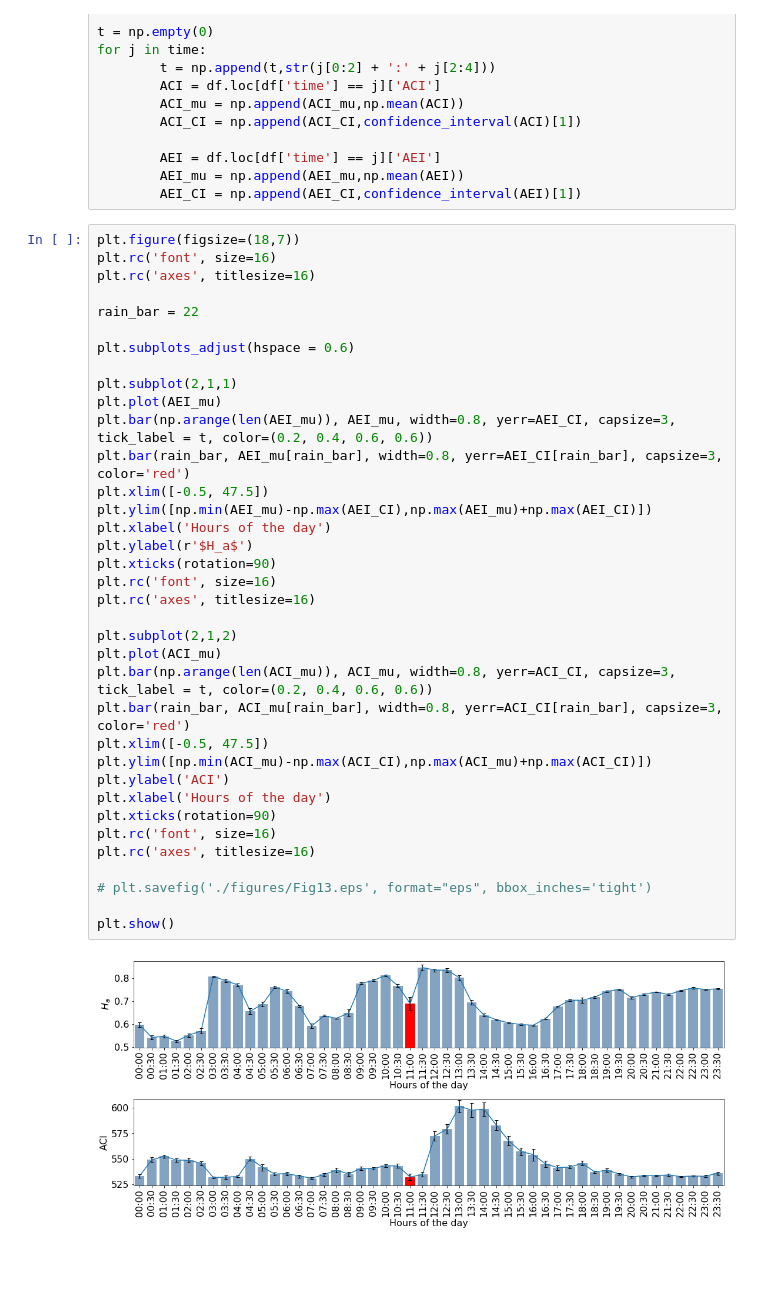
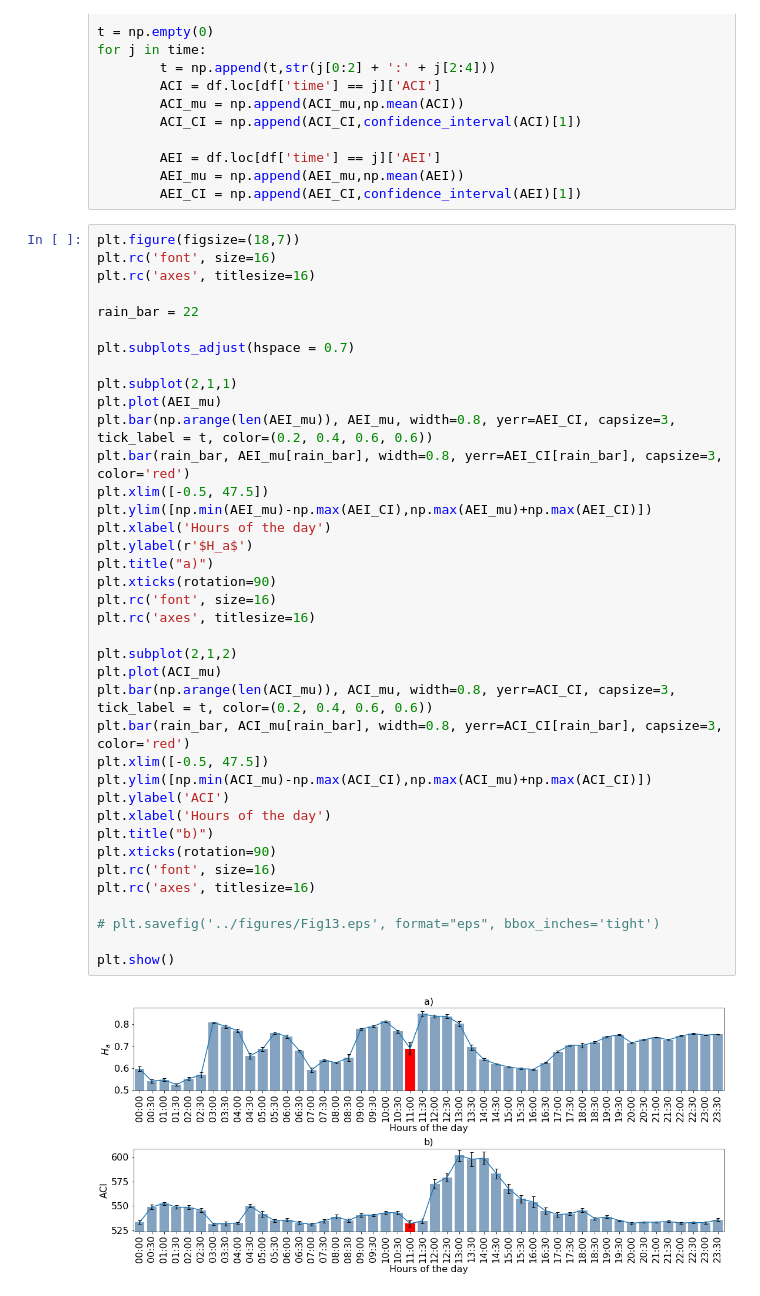
Before and after one commit to juancolonna/EGCI, a Jupyter notebook: Fig13.ipynb, the cells around one changed output. Drawn from its saved outputs; the diff is of its cells as text; blank space fills up the shorter version.

Commit message:
Improvements on figure 9 and 13

```diff
--- a/Fig13.ipynb
+++ b/Fig13.ipynb
@@ -44,34 +44,36 @@ plt.rc('axes', titlesize=16)
 
 rain_bar = 22
 
-plt.subplots_adjust(hspace = 0.6)
+plt.subplots_adjust(hspace = 0.7)
 
 plt.subplot(2,1,1)
 plt.plot(AEI_mu)
 plt.bar(np.arange(len(AEI_mu)), AEI_mu, width=0.8, yerr=AEI_CI, capsize=3, tick_label = t, color=(0.2, 0.4, 0.6, 0.6))
 plt.bar(rain_bar, AEI_mu[rain_bar], width=0.8, yerr=AEI_CI[rain_bar], capsize=3, color='red')
 plt.xlim([-0.5, 47.5])
 plt.ylim([np.min(AEI_mu)-np.max(AEI_CI),np.max(AEI_mu)+np.max(AEI_CI)])
 plt.xlabel('Hours of the day')
 plt.ylabel(r'$H_a$')
+plt.title("a)")
 plt.xticks(rotation=90)
 plt.rc('font', size=16)
 plt.rc('axes', titlesize=16)
 
 plt.subplot(2,1,2)
 plt.plot(ACI_mu)
 plt.bar(np.arange(len(ACI_mu)), ACI_mu, width=0.8, yerr=ACI_CI, capsize=3, tick_label = t, color=(0.2, 0.4, 0.6, 0.6))
 plt.bar(rain_bar, ACI_mu[rain_bar], width=0.8, yerr=ACI_CI[rain_bar], capsize=3, color='red')
 plt.xlim([-0.5, 47.5])
 plt.ylim([np.min(ACI_mu)-np.max(ACI_CI),np.max(ACI_mu)+np.max(ACI_CI)])
 plt.ylabel('ACI')
 plt.xlabel('Hours of the day')
+plt.title("b)")
 plt.xticks(rotation=90)
 plt.rc('font', size=16)
 plt.rc('axes', titlesize=16)
 
-# plt.savefig('./figures/Fig13.eps', format="eps", bbox_inches='tight')
+# plt.savefig('../figures/Fig13.eps', format="eps", bbox_inches='tight')
 
 plt.show()
 # %% [output]
-[figure, old version]
+[figure, new version]
```
Also changed, not shown: 1 other file.
